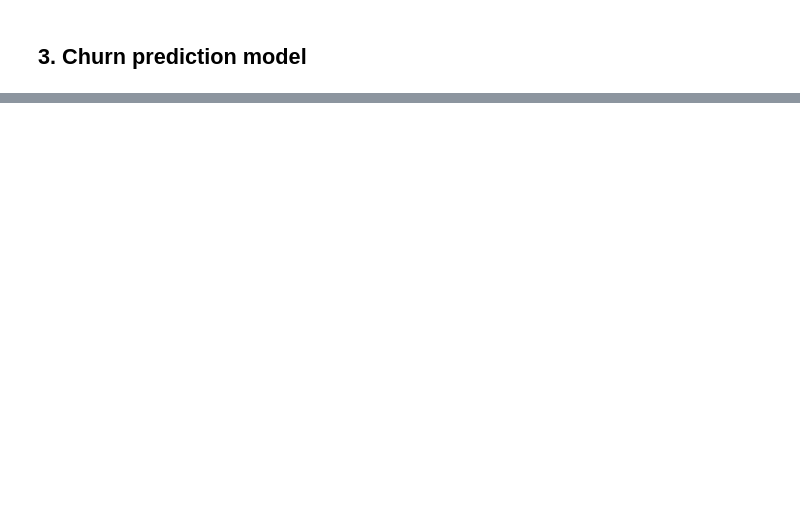
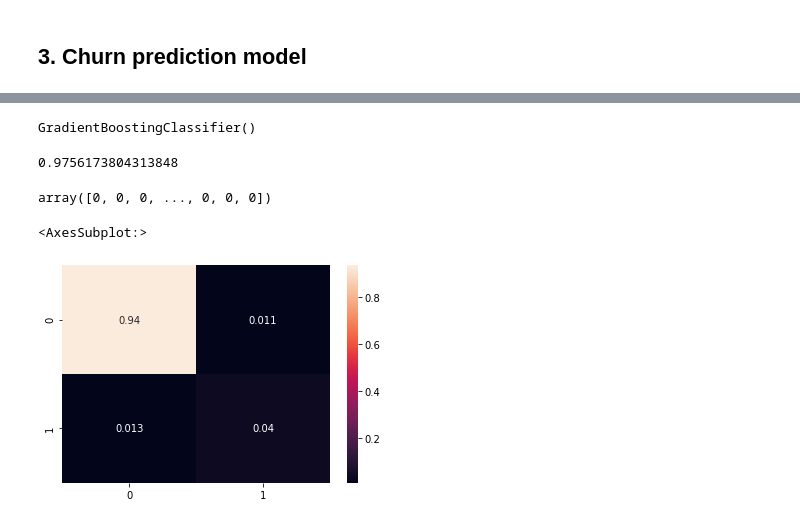
Before and after one commit to noaazran/DataStrategyTeam17, a Jupyter notebook: ChurnRatePrediction.ipynb, the cells around one changed output, grey strips where cells are left out. Drawn from its saved outputs; the diff is of its cells as text; code cells hidden in the pictures; blank space fills up the shorter version.

```diff
--- a/ChurnRatePrediction.ipynb
+++ b/ChurnRatePrediction.ipynb
@@ -71,2 +90,6 @@ Name: churned, dtype: int64
 # %% [markdown]
 ## 3. Churn prediction model
+# %%
+X = clients.set_index("client_id").drop(columns=["churned"])
+y = clients.set_index("client_id").loc[:,["churned"]]
+X_train, X_test, y_train, y_test = train_test_split(X, y, test_size=0.20)
@@ -72,0 +102,4 @@ Name: churned, dtype: int64
+# %%
+scaler = StandardScaler()
+X_train = scaler.fit_transform(X_train)
+X_test = scaler.transform(X_test)
@@ -72,0 +122,19 @@ Name: churned, dtype: int64
+# %%
+model = GradientBoostingClassifier()
+model.fit(X_train, y_train)
+# %% [output]
+GradientBoostingClassifier()
+# %%
+model.score(X_test, y_test)
+# %% [output]
+0.9756173804313848
+# %%
+y_pred = model.predict(X_test)
+y_pred
+# %% [output]
+array([0, 0, 0, ..., 0, 0, 0])
+# %%
+sns.heatmap(confusion_matrix(y_pred, y_test, normalize = 'all'),annot = True)
+# %% [output]
+<AxesSubplot:>
+[figure, added]
```
Also changed, not shown: parts of 19 cells of this notebook, 2 other files.
